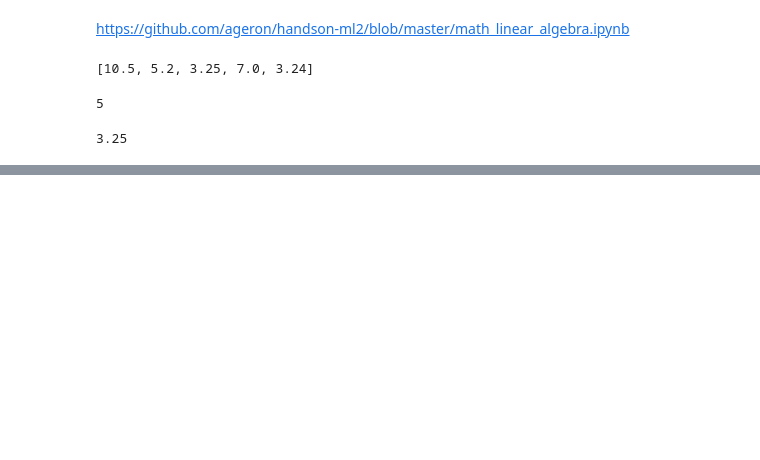
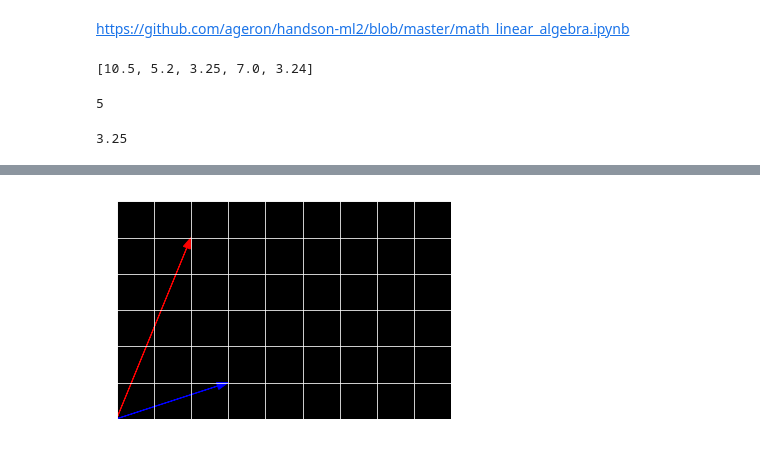
Before and after one commit to kamil-rafalko/handson-ml, a Jupyter notebook: 04-training-models/linear-algebra.ipynb, the cells around one changed output, grey strips where cells are left out. Drawn from its saved outputs; the diff is of its cells as text; code cells hidden in the pictures; blank space fills up the shorter version.

```diff
--- a/04-training-models/linear-algebra.ipynb
+++ b/04-training-models/linear-algebra.ipynb
@@ -20,0 +36,16 @@ u = np.array([2, 5])
+# %%
+def plot_vector2d(plot, vector2d, origin=[0, 0], **options):
+    return plot.arrow(origin[0], origin[1], vector2d[0], vector2d[1],
+                     head_width=0.2, head_length=0.3, length_includes_head=True,
+                     **options)
+# %%
+ax = plt.subplot(111)
+ax.tick_params(axis='x', colors='white')
+ax.tick_params(axis='y', colors='white')
+plot_vector2d(ax, u, color="r")
+plot_vector2d(ax, v, color="b")
+ax.axis([0, 9, 0, 6])
+ax.grid()
+plt.show()
+# %% [output]
+[figure, added]
```
Also changed, not shown: parts of 116 cells of this notebook.
